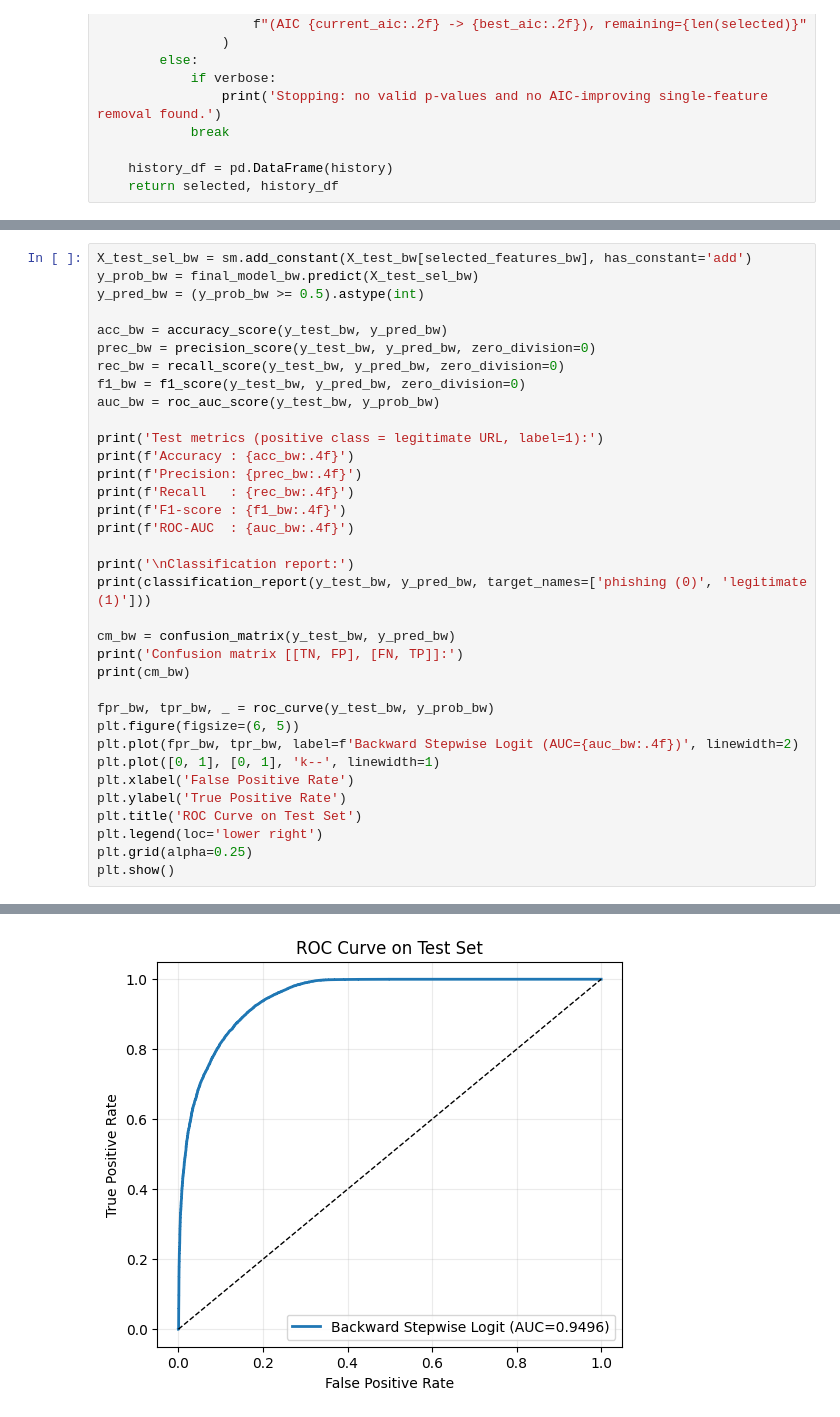
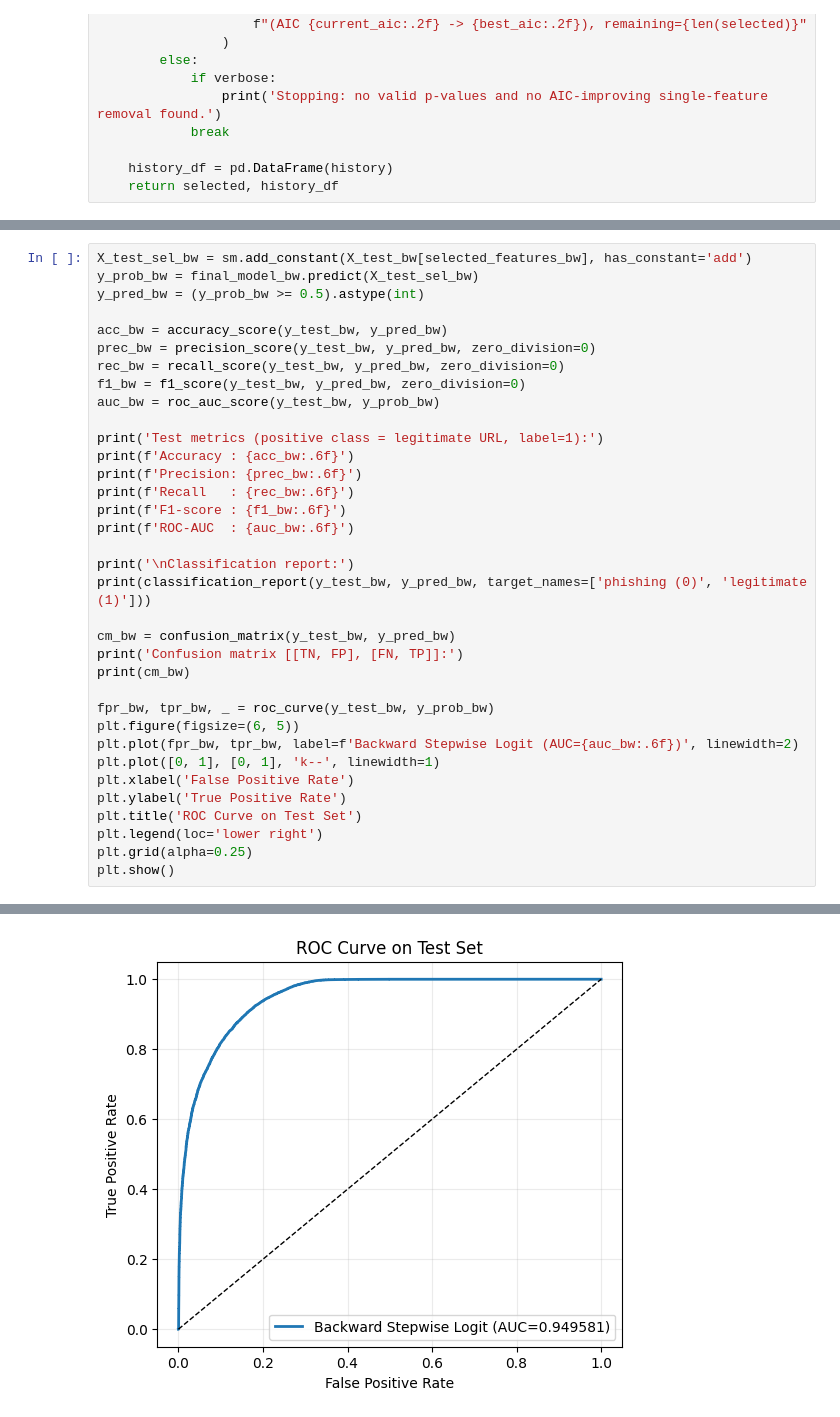
Before and after one commit to MuLancer/Phishing_URL_Classification, a Jupyter notebook: code/forward_and_backward_selection.ipynb, the cells around one changed output, grey strips where cells are left out. Saved outputs shown, nothing was run; the diff lists cells and outputs as text.

```diff
--- a/code/forward_and_backward_selection.ipynb
+++ b/code/forward_and_backward_selection.ipynb
@@ -336,11 +336,11 @@ f1_bw = f1_score(y_test_bw, y_pred_bw, zero_division=0)
 auc_bw = roc_auc_score(y_test_bw, y_prob_bw)
 
 print('Test metrics (positive class = legitimate URL, label=1):')
-print(f'Accuracy : {acc_bw:.4f}')
-print(f'Precision: {prec_bw:.4f}')
-print(f'Recall   : {rec_bw:.4f}')
-print(f'F1-score : {f1_bw:.4f}')
-print(f'ROC-AUC  : {auc_bw:.4f}')
+print(f'Accuracy : {acc_bw:.6f}')
+print(f'Precision: {prec_bw:.6f}')
+print(f'Recall   : {rec_bw:.6f}')
+print(f'F1-score : {f1_bw:.6f}')
+print(f'ROC-AUC  : {auc_bw:.6f}')
 
 print('\nClassification report:')
 print(classification_report(y_test_bw, y_pred_bw, target_names=['phishing (0)', 'legitimate (1)']))
@@ -351,7 +351,7 @@ print(cm_bw)
 
 fpr_bw, tpr_bw, _ = roc_curve(y_test_bw, y_prob_bw)
 plt.figure(figsize=(6, 5))
-plt.plot(fpr_bw, tpr_bw, label=f'Backward Stepwise Logit (AUC={auc_bw:.4f})', linewidth=2)
+plt.plot(fpr_bw, tpr_bw, label=f'Backward Stepwise Logit (AUC={auc_bw:.6f})', linewidth=2)
 plt.plot([0, 1], [0, 1], 'k--', linewidth=1)
 plt.xlabel('False Positive Rate')
 plt.ylabel('True Positive Rate')
@@ -369,15 +369,15 @@ ROC-AUC  : 0.9496
 
 Classification report:
                 precision    recall  f1-score   support
 
   phishing (0)       0.95      0.75      0.84     20189
 legitimate (1)       0.84      0.97      0.90     26970
 
       accuracy                           0.87     47159
      macro avg       0.89      0.86      0.87     47159
   weighted avg       0.88      0.87      0.87     47159
 
 Confusion matrix [[TN, FP], [FN, TP]]:
 [[15064  5125]
  [  801 26169]]
-[figure, old version]
+[figure, new version]
```
Also changed, not shown: parts of 3 cells of this notebook.
